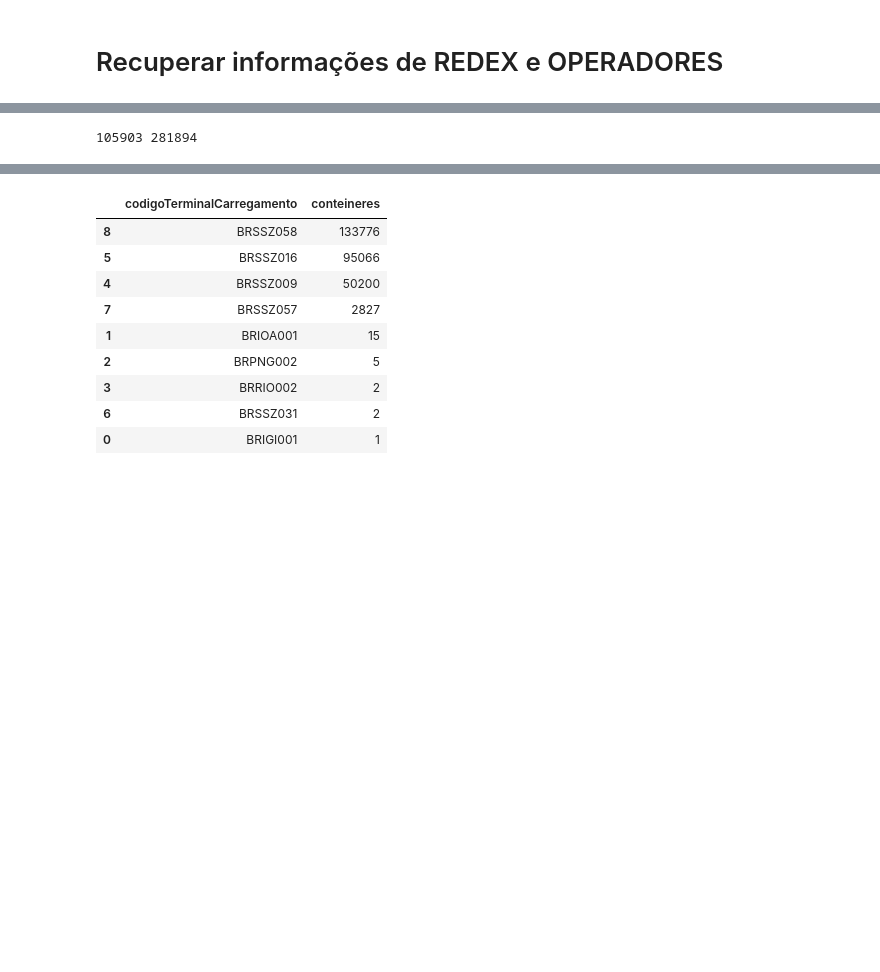
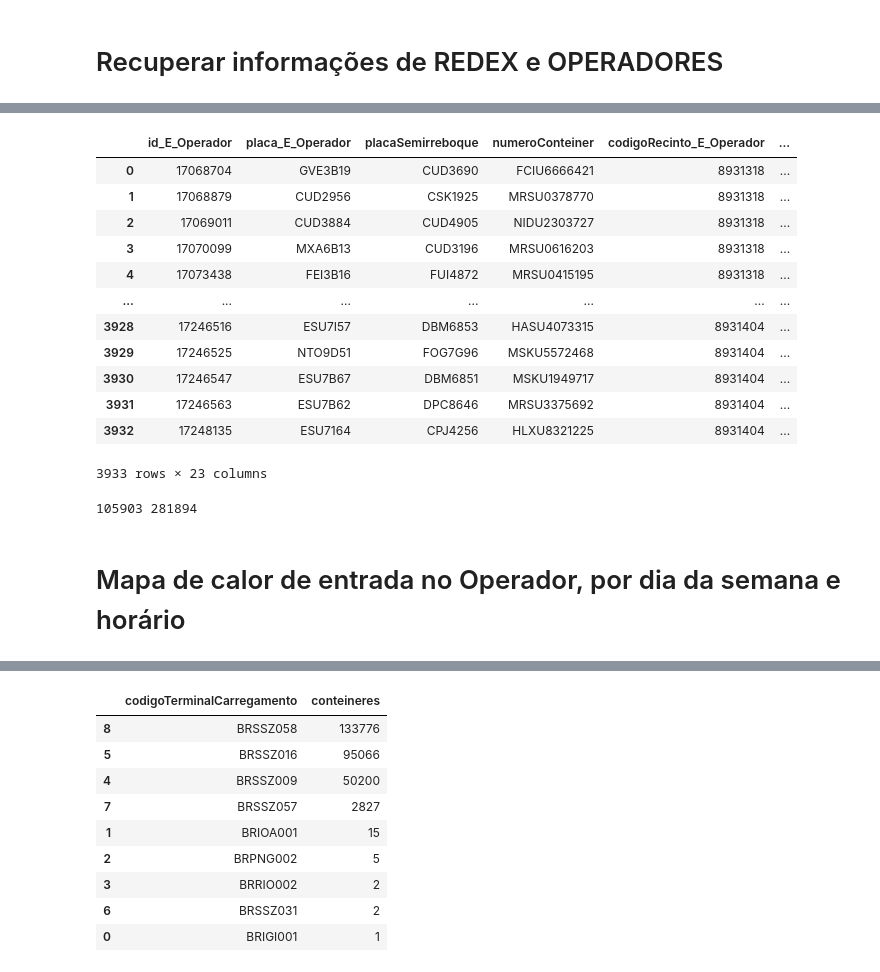
Before and after one commit to IvanBrasilico/virasana, a Jupyter notebook: virasana/notebooks/TransitTimeRedex.ipynb, the cells around one changed output, grey strips where cells are left out. Drawn from its saved outputs; the diff is of its cells as text; code cells hidden in the pictures; blank space fills up the shorter version.

```diff
--- a/virasana/notebooks/TransitTimeRedex.ipynb
+++ b/virasana/notebooks/TransitTimeRedex.ipynb
@@ -257,3 +176,19 @@ df_saidas_entradas['transitTime'] = (df_saidas_entradas['dataHoraOcorrencia_E_Op
+# %%
+df_saidas_entradas
+# %% [output]
+|  | id_E_Operador | placa_E_Operador | placaSemirreboque | numeroConteiner | codigoRecinto_E_Operador | ... |
+| 0 | 17068704 | GVE3B19 | CUD3690 | FCIU6666421 | 8931318 | ... |
+| 1 | 17068879 | CUD2956 | CSK1925 | MRSU0378770 | 8931318 | ... |
+| 2 | 17069011 | CUD3884 | CUD4905 | NIDU2303727 | 8931318 | ... |
+| 3 | 17070099 | MXA6B13 | CUD3196 | MRSU0616203 | 8931318 | ... |
+| 4 | 17073438 | FEI3B16 | FUI4872 | MRSU0415195 | 8931318 | ... |
+| ... | ... | ... | ... | ... | ... | ... |
+| 3928 | 17246516 | ESU7I57 | DBM6853 | HASU4073315 | 8931404 | ... |
+| 3929 | 17246525 | NTO9D51 | FOG7G96 | MSKU5572468 | 8931404 | ... |
+| 3930 | 17246547 | ESU7B67 | DBM6851 | MSKU1949717 | 8931404 | ... |
+| 3931 | 17246563 | ESU7B62 | DPC8646 | MRSU3375692 | 8931404 | ... |
+| 3932 | 17248135 | ESU7164 | CPJ4256 | HLXU8321225 | 8931404 | ... |
+3933 rows × 23 columns
 # %%
 #!pip install tqdm
 from tqdm.notebook import tqdm
@@ -295,3 +230,5 @@ df_saidas_entradas.drop(['operacao', 'direcao_E_Operador', 'listaNfe', 'numeroCo
 df_saidas_entradas
 # %% [output]
 105903 281894
+# %% [markdown]
+# Mapa de calor de entrada no Operador, por dia da semana e horário
```
Also changed, not shown: parts of 19 cells of this notebook, 2 other files.
